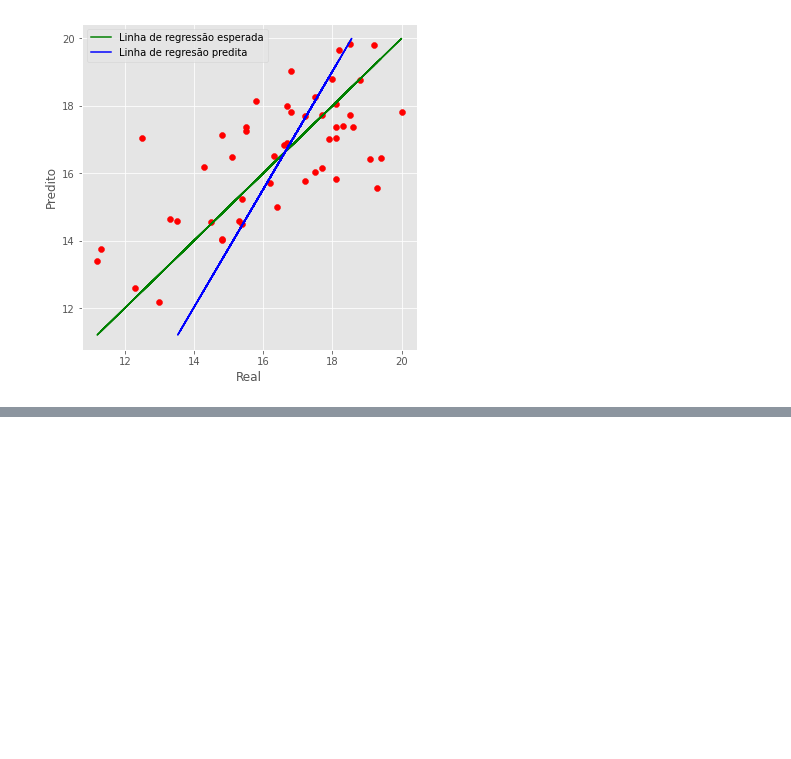
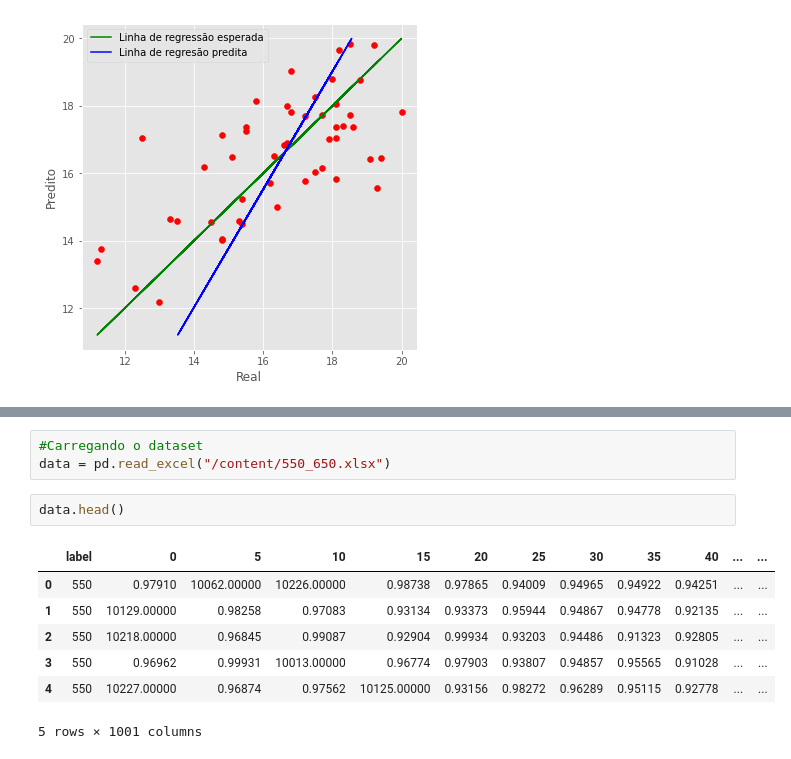
Before and after one commit to larissamazzero/RMN, a Jupyter notebook: PLS/pls.ipynb, the cells around one changed output, grey strips where cells are left out. Saved outputs shown, nothing was run; the diff lists cells and outputs as text; blank space fills up the shorter version.

```diff
--- a/PLS/pls.ipynb
+++ b/PLS/pls.ipynb
@@ -188,0 +202,13 @@ with plt.style.context('ggplot'):
+# %%
+#Carregando o dataset
+data = pd.read_excel("/content/550_650.xlsx")
+# %%
+data.head()
+# %% [output]
+|  | label | 0 | 5 | 10 | 15 | 20 | 25 | 30 | 35 | 40 | ... | ... |
+| 0 | 550 | 0.97910 | 10062.00000 | 10226.00000 | 0.98738 | 0.97865 | 0.94009 | 0.94965 | 0.94922 | 0.94251 | ... | ... |
+| 1 | 550 | 10129.00000 | 0.98258 | 0.97083 | 0.93134 | 0.93373 | 0.95944 | 0.94867 | 0.94778 | 0.92135 | ... | ... |
+| 2 | 550 | 10218.00000 | 0.96845 | 0.99087 | 0.92904 | 0.99934 | 0.93203 | 0.94486 | 0.91323 | 0.92805 | ... | ... |
+| 3 | 550 | 0.96962 | 0.99931 | 10013.00000 | 0.96774 | 0.97903 | 0.93807 | 0.94857 | 0.95565 | 0.91028 | ... | ... |
+| 4 | 550 | 10227.00000 | 0.96874 | 0.97562 | 10125.00000 | 0.93156 | 0.98272 | 0.96289 | 0.95115 | 0.92778 | ... | ... |
+5 rows × 1001 columns
```
Also changed, not shown: parts of 9 cells of this notebook.
